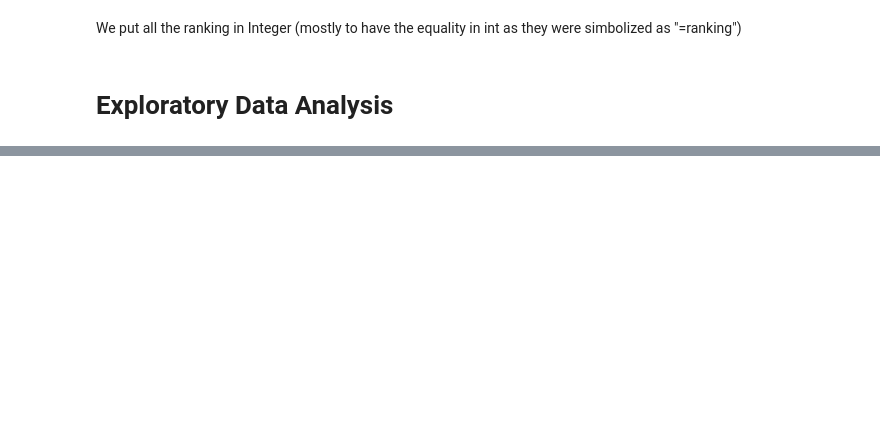
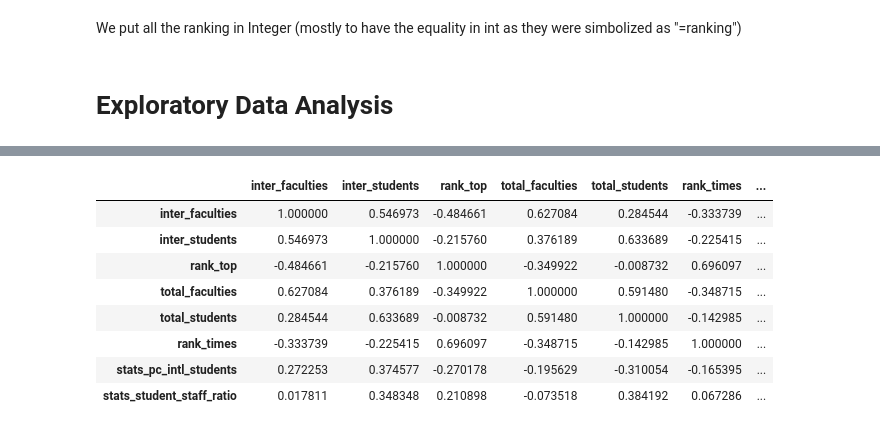
Before and after one commit to maxpr/ADA, a Jupyter notebook: 02 - Data from the Web/Homework2.ipynb, the cells around one changed output, grey strips where cells are left out. Saved outputs shown, nothing was run; the diff lists cells and outputs as text; code cells hidden in the pictures; blank space fills up the shorter version.

```diff
--- a/02 - Data from the Web/Homework2.ipynb
+++ b/02 - Data from the Web/Homework2.ipynb
@@ -694,0 +706,12 @@ df.describe()
+# %%
+df.corr()
+# %% [output]
+|  | inter_faculties | inter_students | rank_top | total_faculties | total_students | rank_times | ... |
+| inter_faculties | 1.000000 | 0.546973 | -0.484661 | 0.627084 | 0.284544 | -0.333739 | ... |
+| inter_students | 0.546973 | 1.000000 | -0.215760 | 0.376189 | 0.633689 | -0.225415 | ... |
+| rank_top | -0.484661 | -0.215760 | 1.000000 | -0.349922 | -0.008732 | 0.696097 | ... |
+| total_faculties | 0.627084 | 0.376189 | -0.349922 | 1.000000 | 0.591480 | -0.348715 | ... |
+| total_students | 0.284544 | 0.633689 | -0.008732 | 0.591480 | 1.000000 | -0.142985 | ... |
+| rank_times | -0.333739 | -0.225415 | 0.696097 | -0.348715 | -0.142985 | 1.000000 | ... |
+| stats_pc_intl_students | 0.272253 | 0.374577 | -0.270178 | -0.195629 | -0.310054 | -0.165395 | ... |
+| stats_student_staff_ratio | 0.017811 | 0.348348 | 0.210898 | -0.073518 | 0.384192 | 0.067286 | ... |
```
Also changed, not shown: parts of 4 cells of this notebook.
